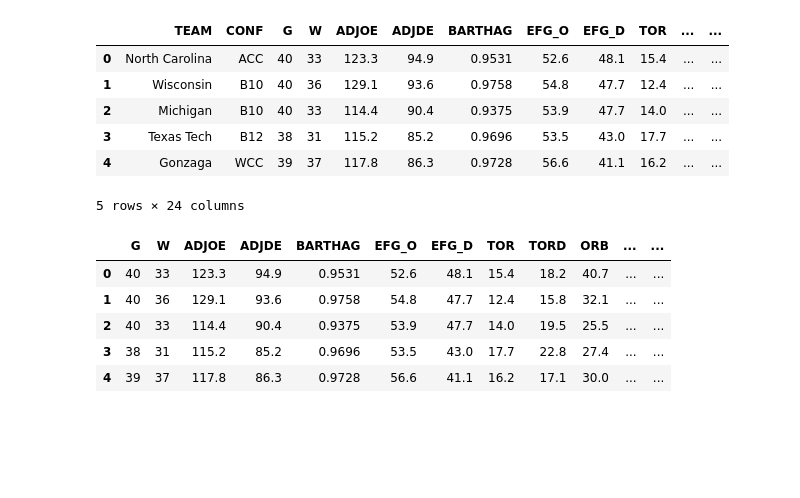
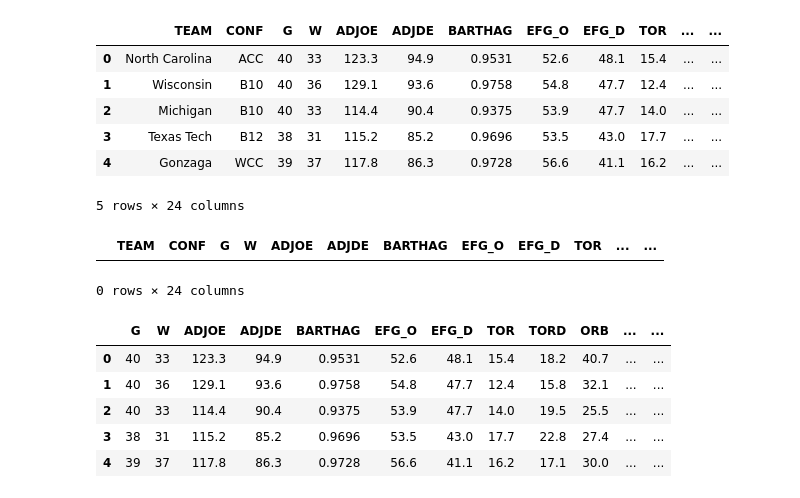
Before and after one commit to Vejaem/Final-Project, a Jupyter notebook: wins_stats.ipynb, the cells around one changed output. Saved outputs shown, nothing was run; the diff lists cells and outputs as text; code cells hidden in the pictures; blank space fills up the shorter version.

```diff
--- a/wins_stats.ipynb
+++ b/wins_stats.ipynb
@@ -15,6 +15,12 @@ ncaa.head()
 | 3 | Texas Tech | B12 | 38 | 31 | 115.2 | 85.2 | 0.9696 | 53.5 | 43.0 | 17.7 | ... | ... |
 | 4 | Gonzaga | WCC | 39 | 37 | 117.8 | 86.3 | 0.9728 | 56.6 | 41.1 | 16.2 | ... | ... |
 5 rows × 24 columns
+# %%
+ncaa_2019 = ncaa[ncaa.YEAR == '2019']
+ncaa_2019
+# %% [output]
+|  | TEAM | CONF | G | W | ADJOE | ADJDE | BARTHAG | EFG_O | EFG_D | TOR | ... | ... |
+0 rows × 24 columns
 # %%
 # Use Pandas get_dummies to convert categorical data
 
```
Also changed, not shown: parts of 9 cells of this notebook.
